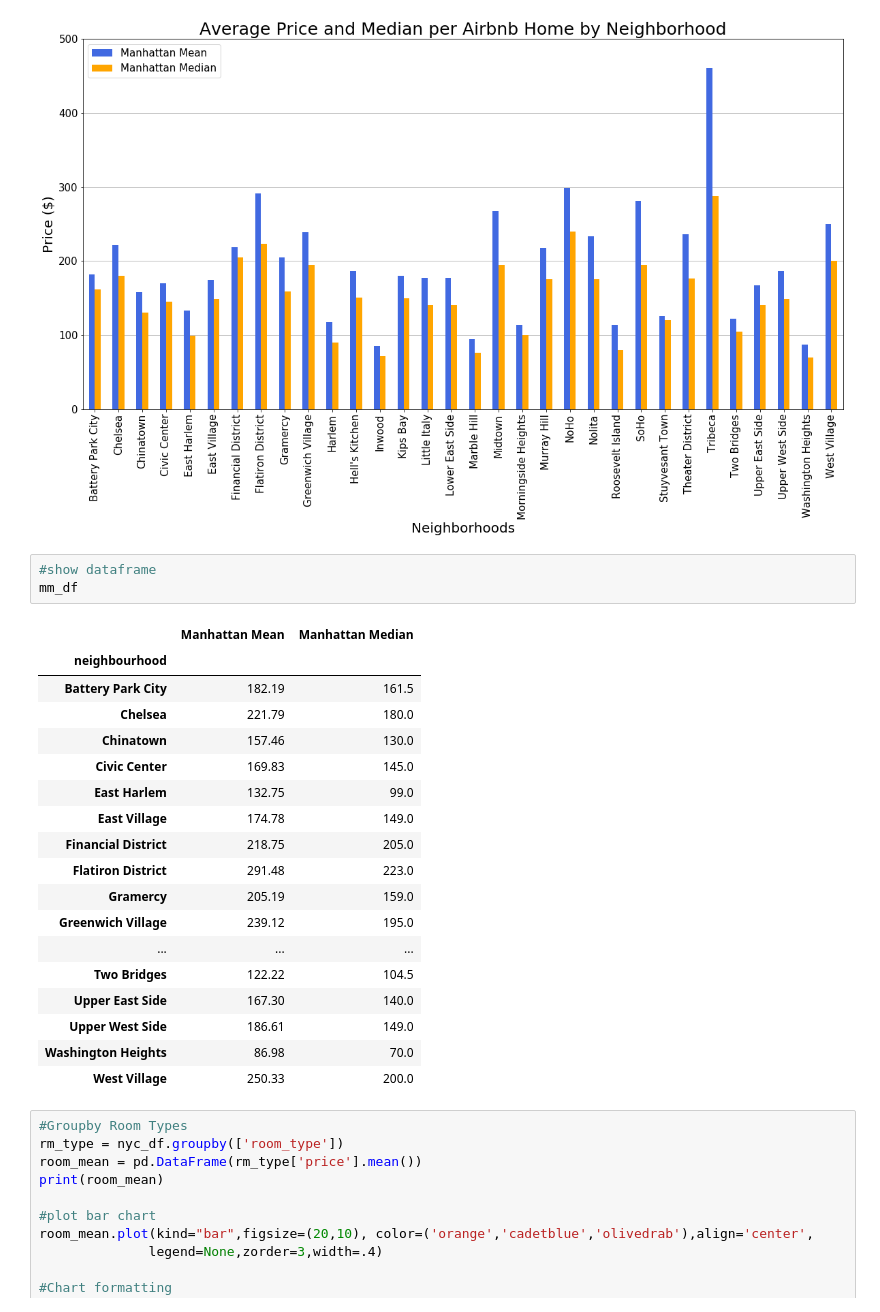
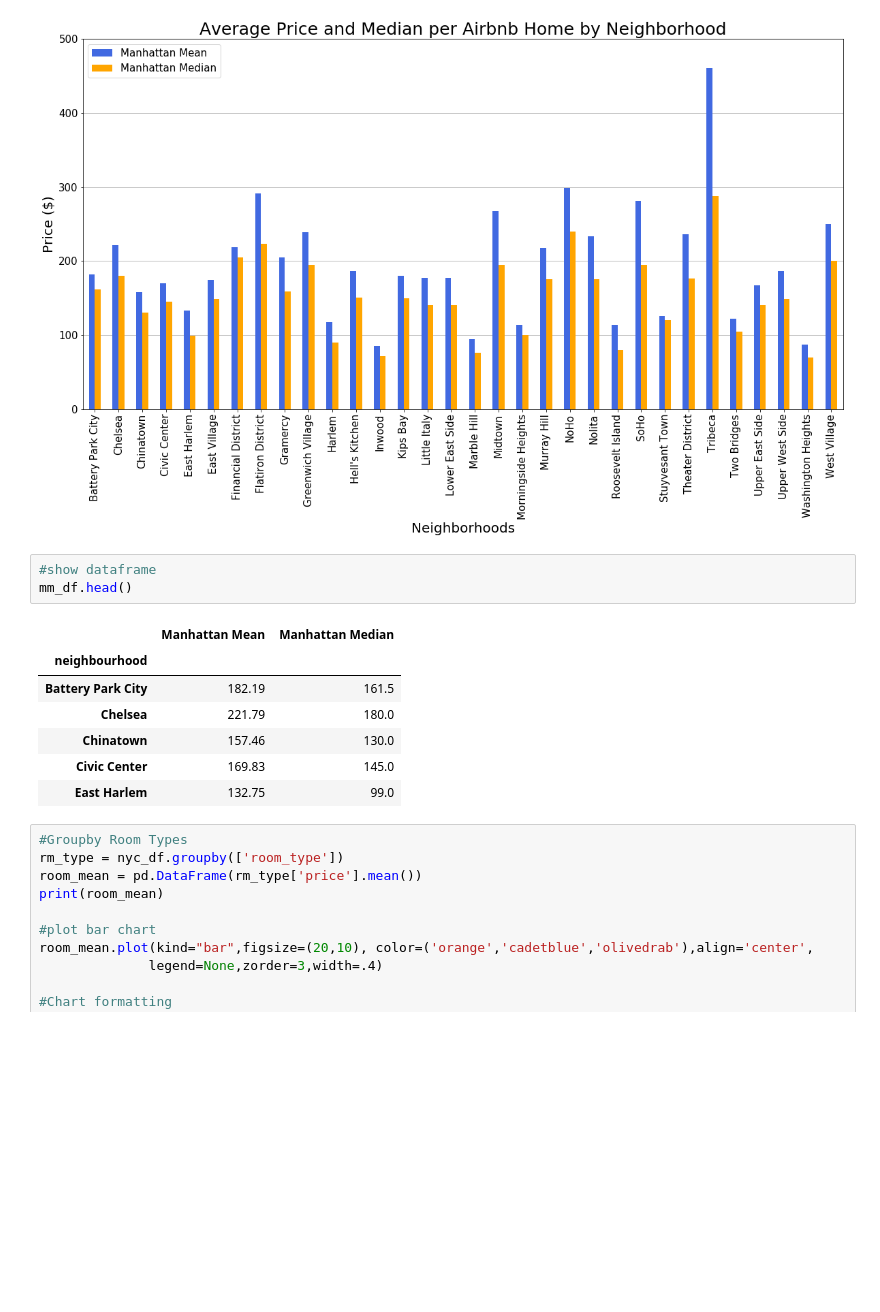
Before and after one commit to josephsy96/Project_1, a Jupyter notebook: Airbnb_Analysis.ipynb, the cells around one changed output. Saved outputs shown, nothing was run; the diff lists cells and outputs as text; blank space fills up the shorter version.

```diff
--- a/Airbnb_Analysis.ipynb
+++ b/Airbnb_Analysis.ipynb
@@ -121,26 +121,15 @@ plt.savefig('Airbnb Data/avg_med_manhattan.png')
 [figure]
 # %%
 #show dataframe
-mm_df
+mm_df.head()
 # %% [output]
 |  | Manhattan Mean | Manhattan Median |
 | neighbourhood |  |  |
 | Battery Park City | 182.19 | 161.5 |
 | Chelsea | 221.79 | 180.0 |
 | Chinatown | 157.46 | 130.0 |
 | Civic Center | 169.83 | 145.0 |
 | East Harlem | 132.75 | 99.0 |
-| East Village | 174.78 | 149.0 |
-| Financial District | 218.75 | 205.0 |
-| Flatiron District | 291.48 | 223.0 |
-| Gramercy | 205.19 | 159.0 |
-| Greenwich Village | 239.12 | 195.0 |
-| ... | ... | ... |
-| Two Bridges | 122.22 | 104.5 |
-| Upper East Side | 167.30 | 140.0 |
-| Upper West Side | 186.61 | 149.0 |
-| Washington Heights | 86.98 | 70.0 |
-| West Village | 250.33 | 200.0 |
 # %%
 #Groupby Room Types
 rm_type = nyc_df.groupby(['room_type'])
```
Also changed, not shown: parts of 11 cells of this notebook, 5 other files.
